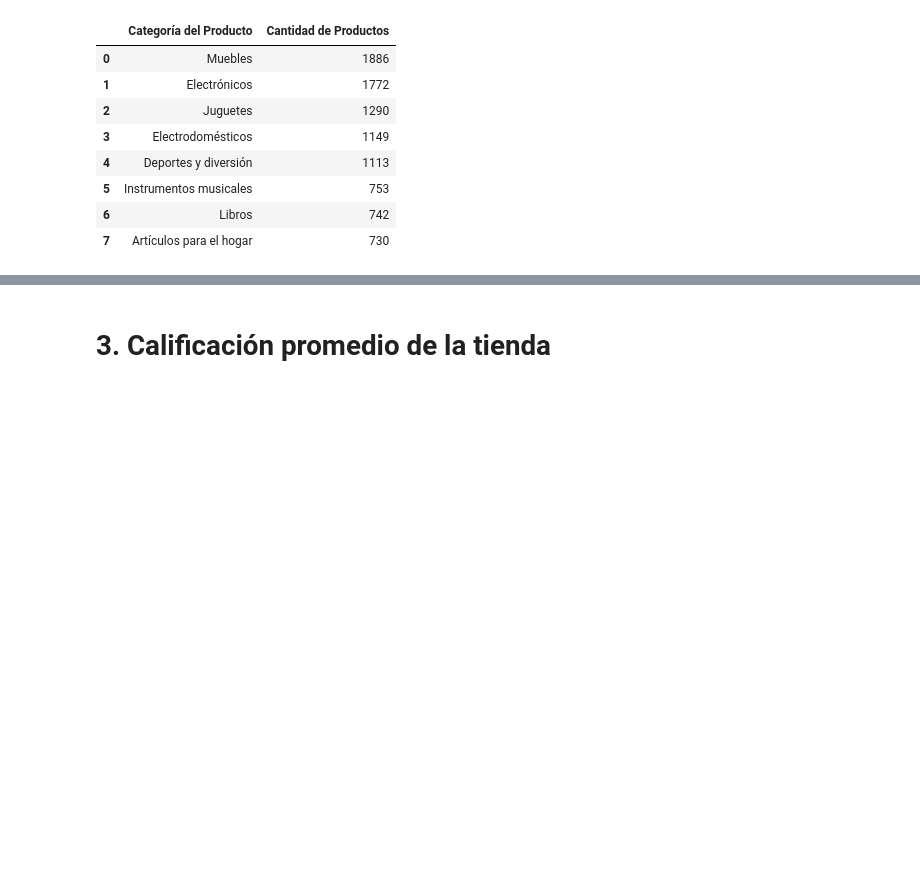
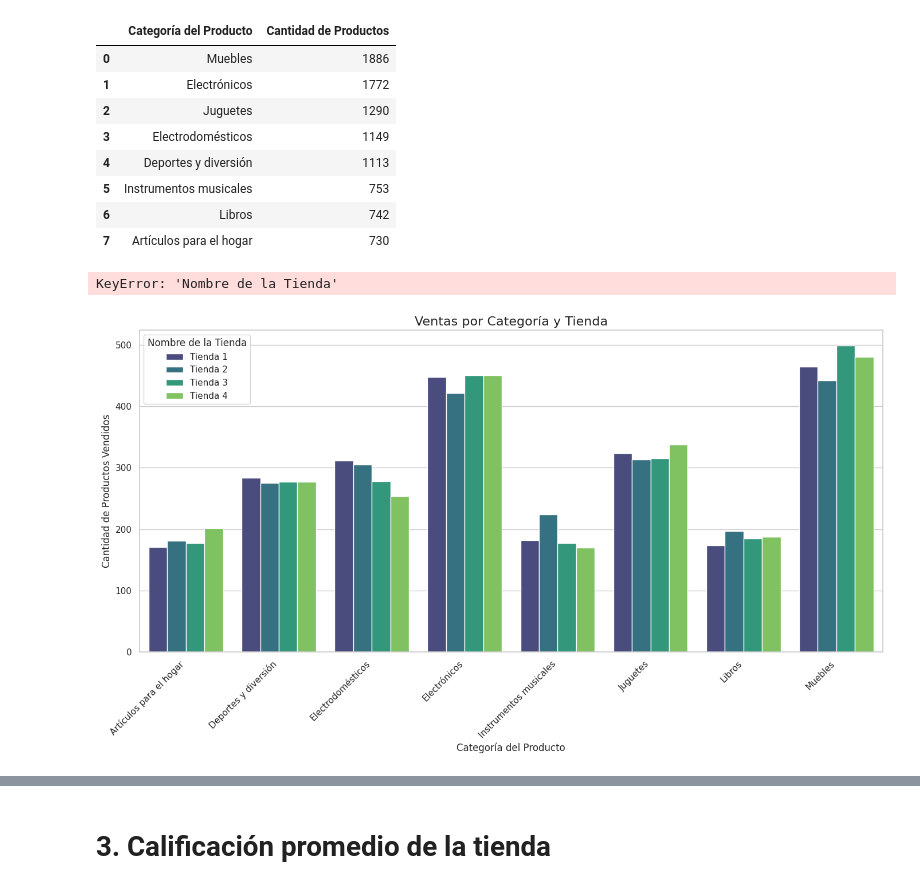
Before and after one commit to Socadan/challenge1-data-science-latam, a Jupyter notebook: AluraStoreLatam.ipynb, the cells around one changed output, grey strips where cells are left out. Cells and saved outputs as stored; diff of their text form; code cells hidden in the pictures; blank space fills up the shorter version.

```diff
--- a/AluraStoreLatam.ipynb
+++ b/AluraStoreLatam.ipynb
@@ -13,6 +13,12 @@ tienda2 = pd.read_csv(url2)
 tienda3 = pd.read_csv(url3)
 tienda4 = pd.read_csv(url4)
 
+# Add a 'Nombre de la Tienda' column to each dataframe
+tienda['Nombre de la Tienda'] = 'Tienda 1'
+tienda2['Nombre de la Tienda'] = 'Tienda 2'
+tienda3['Nombre de la Tienda'] = 'Tienda 3'
+tienda4['Nombre de la Tienda'] = 'Tienda 4'
+
 # Round all numerical columns to two decimal places
 tienda = tienda.round(2)
 tienda2 = tienda2.round(2)
@@ -215,3 +247,26 @@ Ventas totales por categoría en todas las tiendas:
 | 5 | Instrumentos musicales | 753 |
 | 6 | Libros | 742 |
 | 7 | Artículos para el hogar | 730 |
+# %%
+# Concatenar los DataFrames de todas las tiendas
+todas_las_tiendas = pd.concat([tienda, tienda2, tienda3, tienda4])
+
+# Agrupar por tienda y categoría para contar la cantidad de productos vendidos
+ventas_por_categoria_por_tienda = todas_las_tiendas.groupby(['Categoría del Producto', 'Nombre de la Tienda']).size().reset_index(name='Cantidad de Productos')
+
+# Mostrar las ventas por categoría por tienda
+display(ventas_por_categoria_por_tienda)
+# %% [output]
+KeyError: 'Nombre de la Tienda'
+# %%
+# Gráfico de ventas por categoría por tienda
+plt.figure(figsize=(14, 8))
+sns.barplot(x='Categoría del Producto', y='Cantidad de Productos', hue='Nombre de la Tienda', data=ventas_por_categoria_por_tienda, palette='viridis')
+plt.title('Ventas por Categoría y Tienda', fontsize=16)
+plt.xlabel('Categoría del Producto', fontsize=12)
+plt.ylabel('Cantidad de Productos Vendidos', fontsize=12)
+plt.xticks(rotation=45, ha='right')
+plt.tight_layout()
+plt.show()
+# %% [output]
+[figure, added]
```
Also changed, not shown: parts of 18 cells of this notebook.
